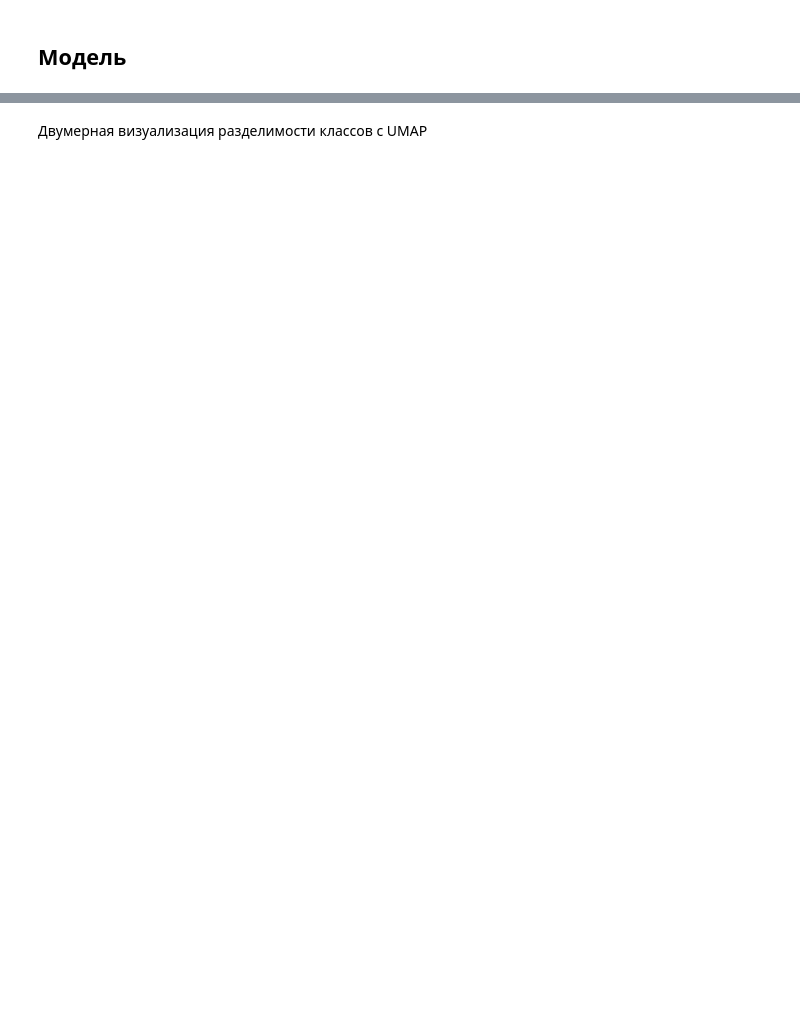
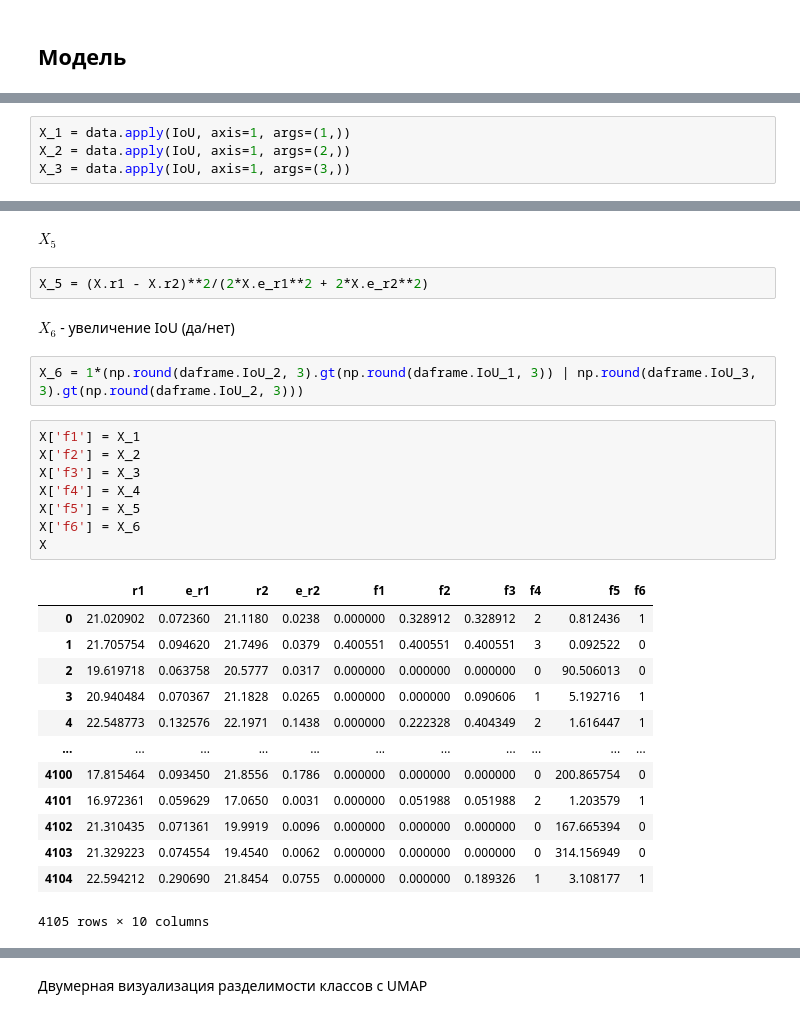
Before and after one commit to EA4096/xMatch, a Jupyter notebook: model.ipynb, the cells around one changed output, grey strips where cells are left out. Saved outputs shown, nothing was run; the diff lists cells and outputs as text; blank space fills up the shorter version.

```diff
--- a/model.ipynb
+++ b/model.ipynb
@@ -216,0 +282,4 @@ from sklearn.metrics import confusion_matrix, fbeta_score
+# %%
+X_1 = data.apply(IoU, axis=1, args=(1,))
+X_2 = data.apply(IoU, axis=1, args=(2,))
+X_3 = data.apply(IoU, axis=1, args=(3,))
@@ -216,0 +295,30 @@ from sklearn.metrics import confusion_matrix, fbeta_score
+# %% [markdown]
+$X_5$
+# %%
+X_5 = (X.r1 - X.r2)**2/(2*X.e_r1**2 + 2*X.e_r2**2)
+# %% [markdown]
+$X_6$ - увеличение IoU (да/нет)
+# %%
+X_6 = 1*(np.round(daframe.IoU_2, 3).gt(np.round(daframe.IoU_1, 3)) | np.round(daframe.IoU_3, 3).gt(np.round(daframe.IoU_2, 3)))
+# %%
+X['f1'] = X_1
+X['f2'] = X_2
+X['f3'] = X_3
+X['f4'] = X_4
+X['f5'] = X_5
+X['f6'] = X_6
+X
+# %% [output]
+|  | r1 | e_r1 | r2 | e_r2 | f1 | f2 | f3 | f4 | f5 | f6 |
+| 0 | 21.020902 | 0.072360 | 21.1180 | 0.0238 | 0.000000 | 0.328912 | 0.328912 | 2 | 0.812436 | 1 |
+| 1 | 21.705754 | 0.094620 | 21.7496 | 0.0379 | 0.400551 | 0.400551 | 0.400551 | 3 | 0.092522 | 0 |
+| 2 | 19.619718 | 0.063758 | 20.5777 | 0.0317 | 0.000000 | 0.000000 | 0.000000 | 0 | 90.506013 | 0 |
+| 3 | 20.940484 | 0.070367 | 21.1828 | 0.0265 | 0.000000 | 0.000000 | 0.090606 | 1 | 5.192716 | 1 |
+| 4 | 22.548773 | 0.132576 | 22.1971 | 0.1438 | 0.000000 | 0.222328 | 0.404349 | 2 | 1.616447 | 1 |
+| ... | ... | ... | ... | ... | ... | ... | ... | ... | ... | ... |
+| 4100 | 17.815464 | 0.093450 | 21.8556 | 0.1786 | 0.000000 | 0.000000 | 0.000000 | 0 | 200.865754 | 0 |
+| 4101 | 16.972361 | 0.059629 | 17.0650 | 0.0031 | 0.000000 | 0.051988 | 0.051988 | 2 | 1.203579 | 1 |
+| 4102 | 21.310435 | 0.071361 | 19.9919 | 0.0096 | 0.000000 | 0.000000 | 0.000000 | 0 | 167.665394 | 0 |
+| 4103 | 21.329223 | 0.074554 | 19.4540 | 0.0062 | 0.000000 | 0.000000 | 0.000000 | 0 | 314.156949 | 0 |
+| 4104 | 22.594212 | 0.290690 | 21.8454 | 0.0755 | 0.000000 | 0.000000 | 0.189326 | 1 | 3.108177 | 1 |
+4105 rows × 10 columns
```
Also changed, not shown: parts of 32 cells of this notebook.
